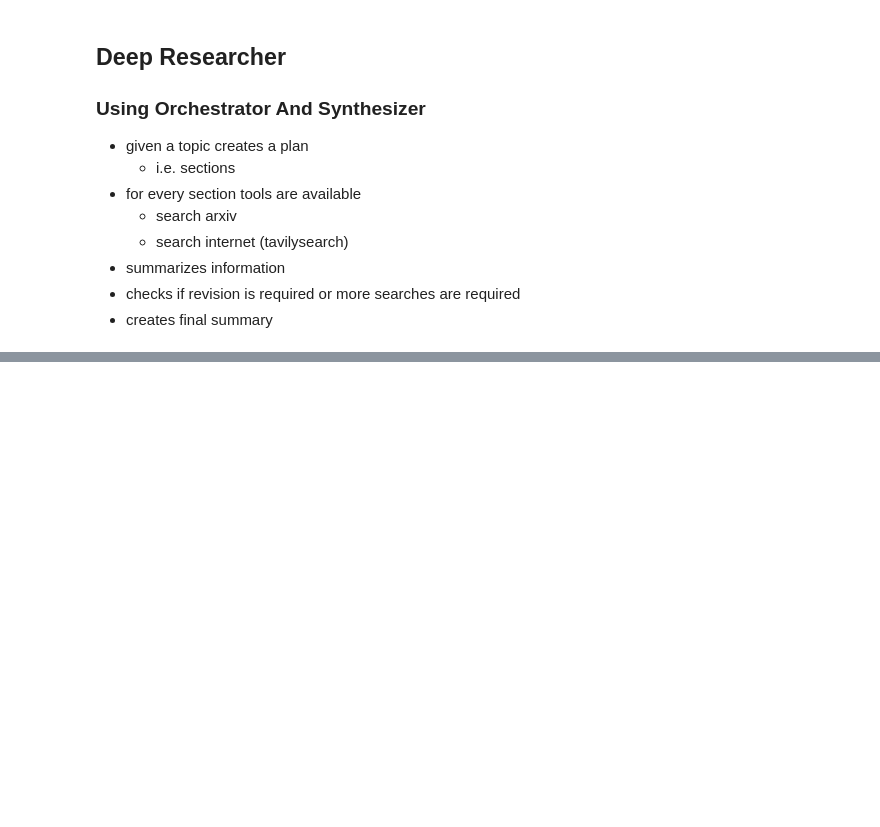
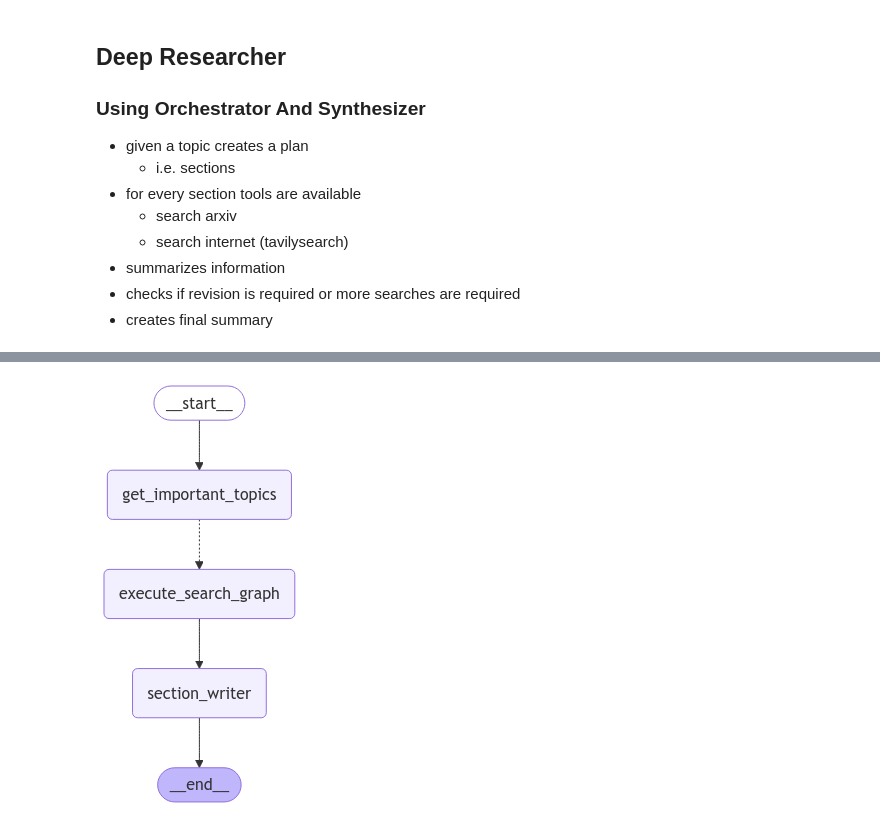
Before and after one commit to kuldeep7688/ai_agent_experiments, a Jupyter notebook: langgraph_agents/deep_researcher.ipynb, the cells around one changed output, grey strips where cells are left out. Cells and saved outputs as stored; diff of their text form; code cells hidden in the pictures; blank space fills up the shorter version.

```diff
--- a/langgraph_agents/deep_researcher.ipynb
+++ b/langgraph_agents/deep_researcher.ipynb
@@ -97,0 +232,8 @@ class State(TypedDict):
+# %%
+class ResearcherState(TypedDict):
+    """State for the Researcher agent."""
+    section: str
+    section_overview: str
+    topics_of_section: list
+    compiled_section: Section
+    search_results: Annotated[list, operator.add]
@@ -97,0 +274,20 @@ class State(TypedDict):
+# %%
+graph_builder = StateGraph(ResearcherState)
+
+graph_builder.add_node("get_important_topics", get_important_topics)
+graph_builder.add_node("execute_search_graph", search_graph_builder.compile())
+graph_builder.add_node("section_writer", section_writer)
+
+graph_builder.add_edge(START, "get_important_topics")
+graph_builder.add_conditional_edges(
+    "get_important_topics", assign_search_workers, ["execute_search_graph"]
+)
+graph_builder.add_edge("execute_search_graph", "section_writer")
+graph_builder.add_edge("section_writer", END)
+
+# memory = MemorySaver()
+
+graph = graph_builder.compile()
+display(Image(graph.get_graph().draw_mermaid_png()))
+# %% [output]
+[figure, added]
```
Also changed, not shown: parts of 19 cells of this notebook, 1 other file.
